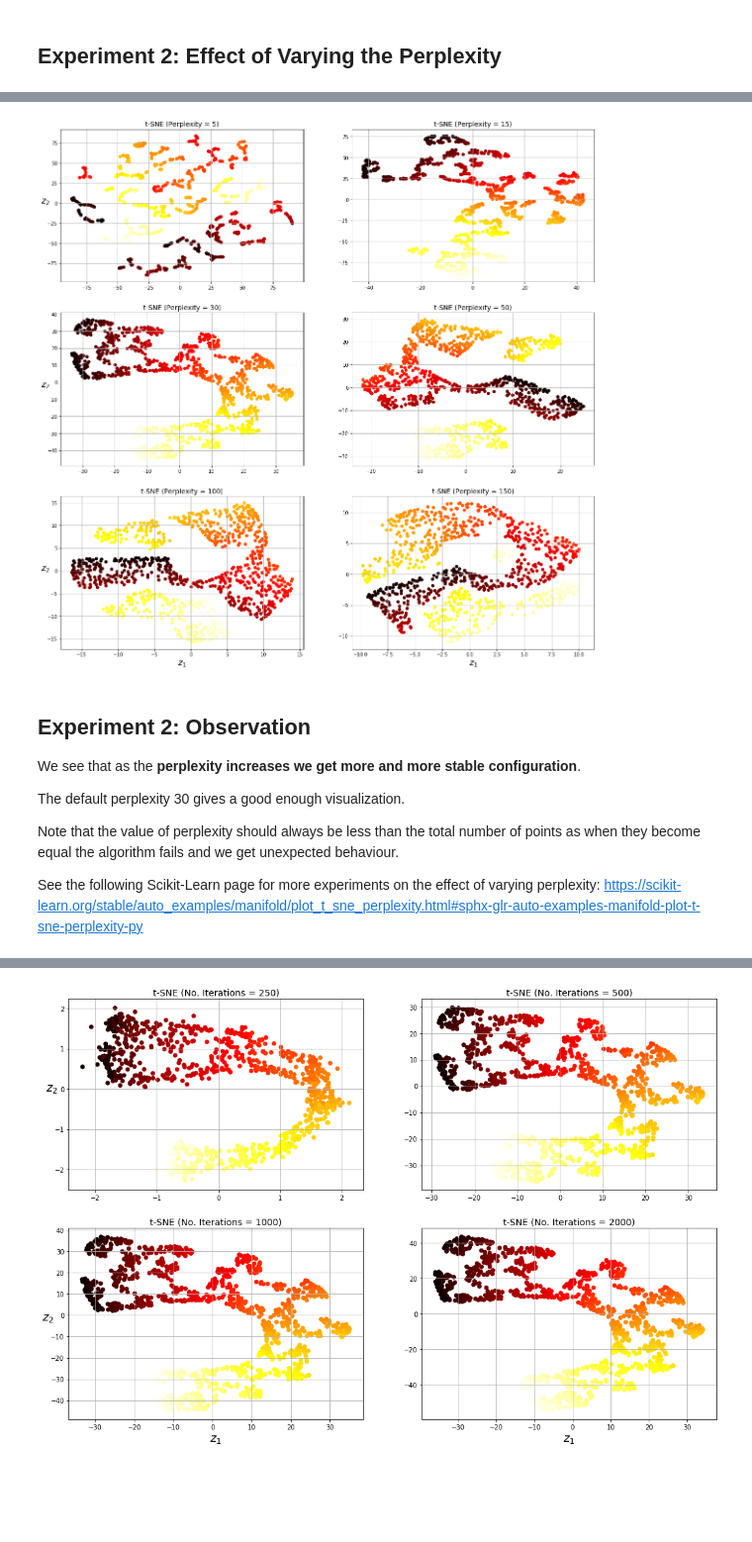
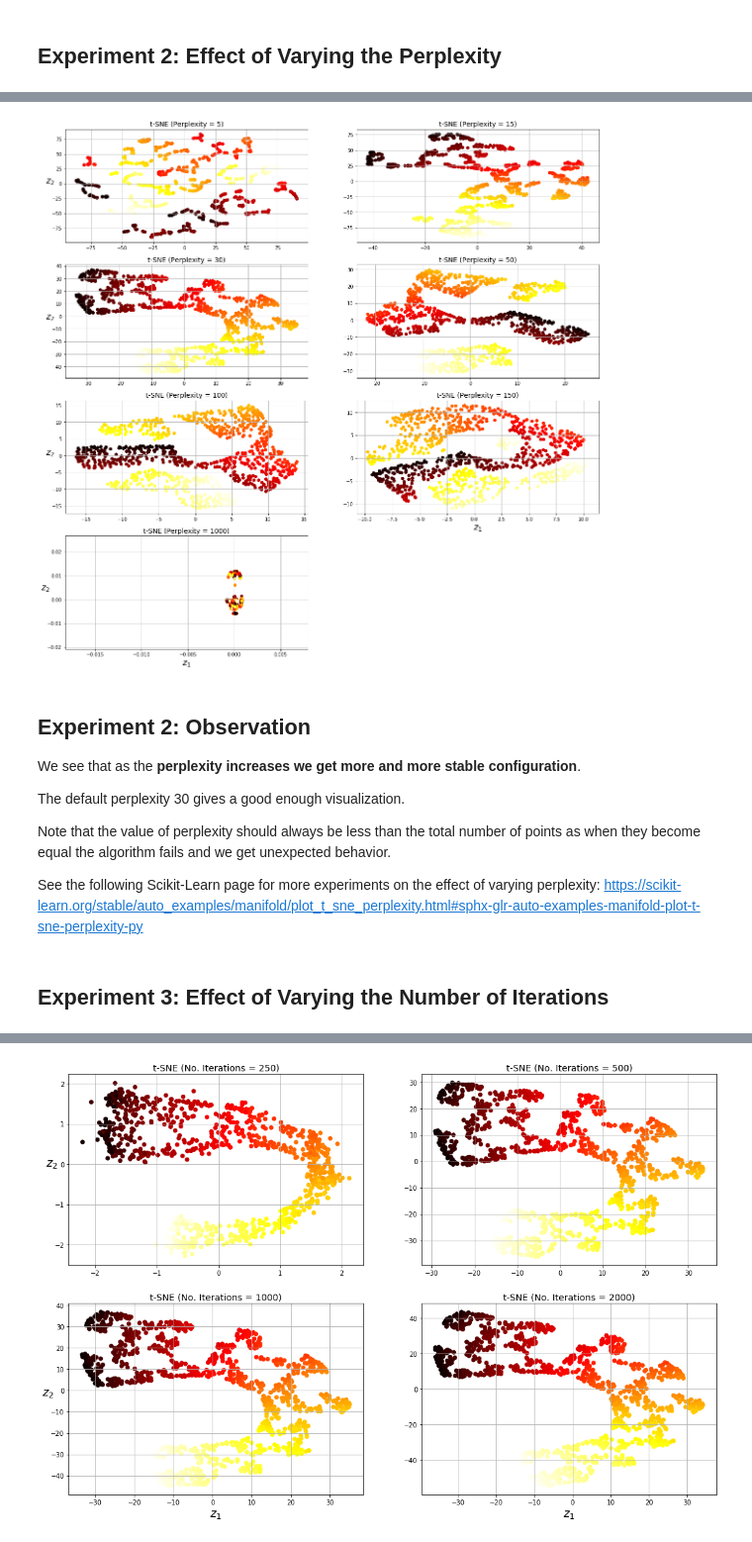
Before and after one commit to rhasanbd/Dimensionality-Reduction-Get-More-From-Less-And-See-the-Unseen, a Jupyter notebook: Dimensionality Reduction-3-Introduction to t-SNE.ipynb, the cells around one changed output, grey strips where cells are left out. Shown at 99% size. Saved outputs shown, nothing was run; the diff lists cells and outputs as text; code cells hidden in the pictures; blank space fills up the shorter version.

```diff
--- a/Dimensionality Reduction-3-Introduction to t-SNE.ipynb
+++ b/Dimensionality Reduction-3-Introduction to t-SNE.ipynb
@@ -407,24 +412,26 @@ Wall time: 13.3 s
 # %%
 titles = ["t-SNE (Perplexity = 5)", "t-SNE (Perplexity = 15)", "t-SNE (Perplexity = 30)",
-         "t-SNE (Perplexity = 50)", "t-SNE (Perplexity = 100)", "t-SNE (Perplexity = 150)"]
+         "t-SNE (Perplexity = 50)", "t-SNE (Perplexity = 100)", "t-SNE (Perplexity = 150)",
+         "t-SNE (Perplexity = 1000)"]
 
 plt.figure(figsize=(20,20))
 
-for subplot, title, X_reduced in zip((321, 322, 323, 324, 325, 326), titles,
+for subplot, title, X_reduced in zip((421, 422, 423, 424, 425, 426, 427), titles,
                                      (X_reduced_tsne_perplexity5, X_reduced_tsne_perplexity15, X_reduced_tsne_perplexity30,
-                                     X_reduced_tsne_perplexity50, X_reduced_tsne_perplexity100, X_reduced_tsne_perplexity150)):
+                                     X_reduced_tsne_perplexity50, X_reduced_tsne_perplexity100, X_reduced_tsne_perplexity150,
+                                     X_reduced_tsne_perplexity1000)):
     plt.subplot(subplot)
     plt.title(title, fontsize=14)
     plt.scatter(X_reduced[:, 0], X_reduced[:, 1], c=t, cmap=plt.cm.hot)
-    if subplot == 325 or subplot == 326:
+    if subplot == 426 or subplot == 427:
         plt.xlabel("$z_1$", fontsize=18)
-    if subplot == 321 or subplot == 323 or subplot == 325:
+    if subplot == 421 or subplot == 423 or subplot == 425 or subplot == 427:
         plt.ylabel("$z_2$", fontsize=18, rotation=0)
     plt.grid(True)
 
 plt.show()
 # %% [output]
-[figure, old version]
+[figure, new version]
 # %% [markdown]
 ## Experiment 2: Observation
 
@@ -432,10 +439,12 @@ We see that as the **perplexity increases we get more and more stable configurat
 
 The default perplexity 30 gives a good enough visualization.
 
-Note that the value of perplexity should always be less than the total number of points as when they become equal the algorithm fails and we get unexpected behaviour.
+Note that the value of perplexity should always be less than the total number of points as when they become equal the algorithm fails and we get unexpected behavior.
 
 See the following Scikit-Learn page for more experiments on the effect of varying perplexity:
 https://scikit-learn.org/stable/auto_examples/manifold/plot_t_sne_perplexity.html#sphx-glr-auto-examples-manifold-plot-t-sne-perplexity-py
+# %% [markdown]
+## Experiment 3: Effect of Varying the Number of Iterations
 # %%
 tsne_iter250 = TSNE(n_components=2, n_iter=250, random_state=42)
 %time X_reduced_tsne_iter250 = tsne_iter250.fit_transform(X)
```
Also changed, not shown: parts of 7 cells of this notebook.
